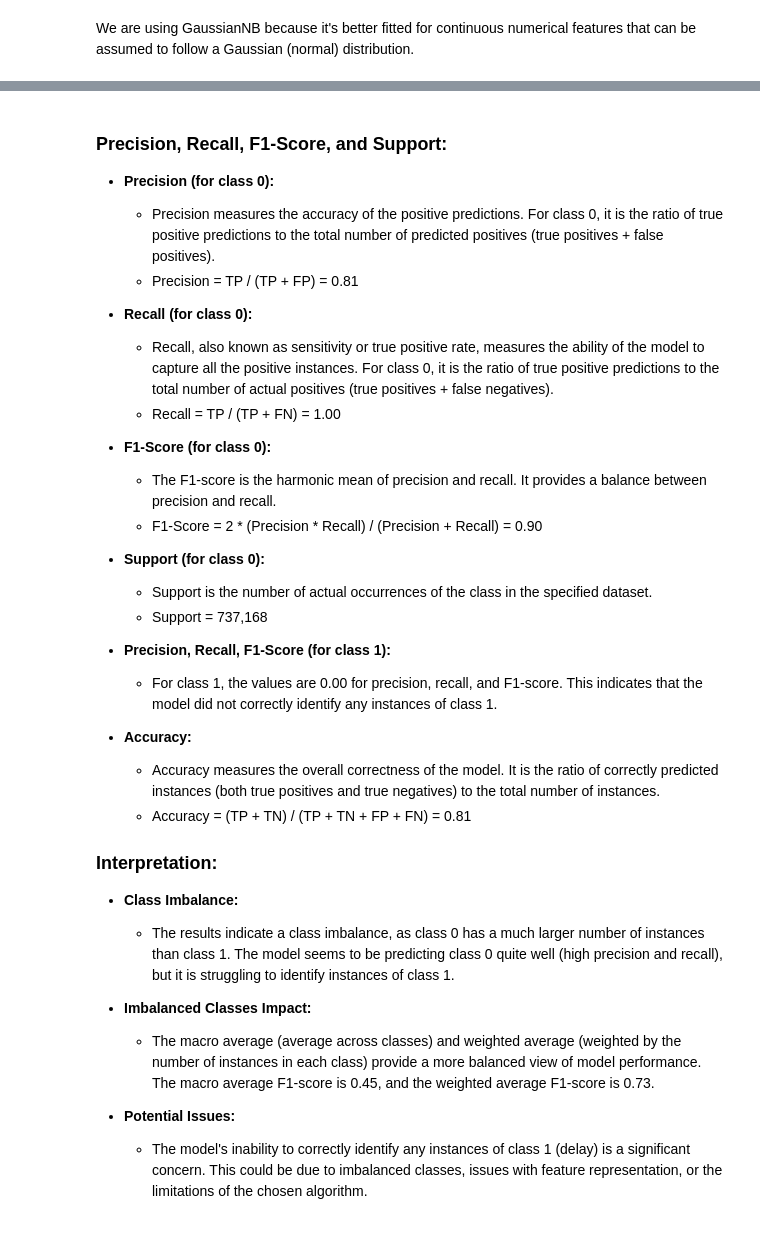
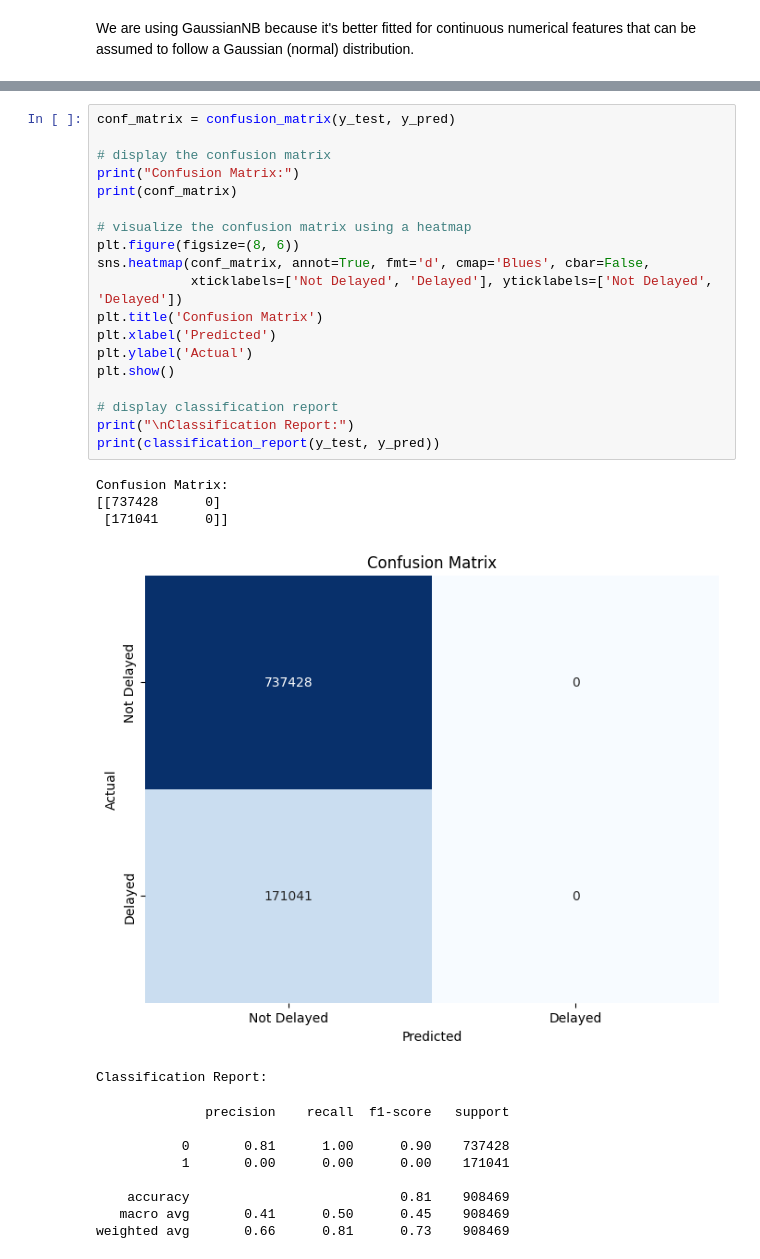
Before and after one commit to aghabekyanv3/flight_delay_prediction, a Jupyter notebook: model.ipynb, the cells around one changed output, grey strips where cells are left out. Drawn from its saved outputs; the diff is of its cells as text.

Commit message:
updated model script

```diff
--- a/model.ipynb
+++ b/model.ipynb
@@ -139,45 +107,33 @@ weighted avg       0.66      0.81      0.73    908469
-# %% [markdown]
-### Precision, Recall, F1-Score, and Support:
-
-- **Precision (for class 0):**
-  - Precision measures the accuracy of the positive predictions. For class 0, it is the ratio of true positive predictions to the total number of predicted positives (true positives + false positives).
-  - Precision = TP / (TP + FP) = 0.81
-
-
-- **Recall (for class 0):**
-  - Recall, also known as sensitivity or true positive rate, measures the ability of the model to capture all the positive instances. For class 0, it is the ratio of true positive predictions to the total number of actual positives (true positives + false negatives).
-  - Recall = TP / (TP + FN) = 1.00
-
-
-- **F1-Score (for class 0):**
-  - The F1-score is the harmonic mean of precision and recall. It provides a balance between precision and recall.
-  - F1-Score = 2 * (Precision * Recall) / (Precision + Recall) = 0.90
-
-
-- **Support (for class 0):**
-  - Support is the number of actual occurrences of the class in the specified dataset.
-  - Support = 737,168
-
-
-- **Precision, Recall, F1-Score (for class 1):**
-  - For class 1, the values are 0.00 for precision, recall, and F1-score. This indicates that the model did not correctly identify any instances of class 1.
-
-
-- **Accuracy:**
-  - Accuracy measures the overall correctness of the model. It is the ratio of correctly predicted instances (both true positives and true negatives) to the total number of instances.
-  - Accuracy = (TP + TN) / (TP + TN + FP + FN) = 0.81
-
-
-### Interpretation:
-
-
-- **Class Imbalance:**
-  - The results indicate a class imbalance, as class 0 has a much larger number of instances than class 1. The model seems to be predicting class 0 quite well (high precision and recall), but it is struggling to identify instances of class 1.
-
-
-- **Imbalanced Classes Impact:**
-  - The macro average (average across classes) and weighted average (weighted by the number of instances in each class) provide a more balanced view of model performance. The macro average F1-score is 0.45, and the weighted average F1-score is 0.73.
-
-
-- **Potential Issues:**
-  - The model's inability to correctly identify any instances of class 1 (delay) is a significant concern. This could be due to imbalanced classes, issues with feature representation, or the limitations of the chosen algorithm.
+# %%
+conf_matrix = confusion_matrix(y_test, y_pred)
+
+# display the confusion matrix
+print("Confusion Matrix:")
+print(conf_matrix)
+
+# visualize the confusion matrix using a heatmap
+plt.figure(figsize=(8, 6))
+sns.heatmap(conf_matrix, annot=True, fmt='d', cmap='Blues', cbar=False,
+            xticklabels=['Not Delayed', 'Delayed'], yticklabels=['Not Delayed', 'Delayed'])
+plt.title('Confusion Matrix')
+plt.xlabel('Predicted')
+plt.ylabel('Actual')
+plt.show()
+
+# display classification report
+print("\nClassification Report:")
+print(classification_report(y_test, y_pred))
+# %% [output]
+Confusion Matrix:
+[[737428      0]
+ [171041      0]]
+[figure, added]
+Classification Report:
+              precision    recall  f1-score   support
+
+           0       0.81      1.00      0.90    737428
+           1       0.00      0.00      0.00    171041
+
+    accuracy                           0.81    908469
+   macro avg       0.41      0.50      0.45    908469
+weighted avg       0.66      0.81      0.73    908469
```
Also changed, not shown: parts of 11 cells of this notebook.
